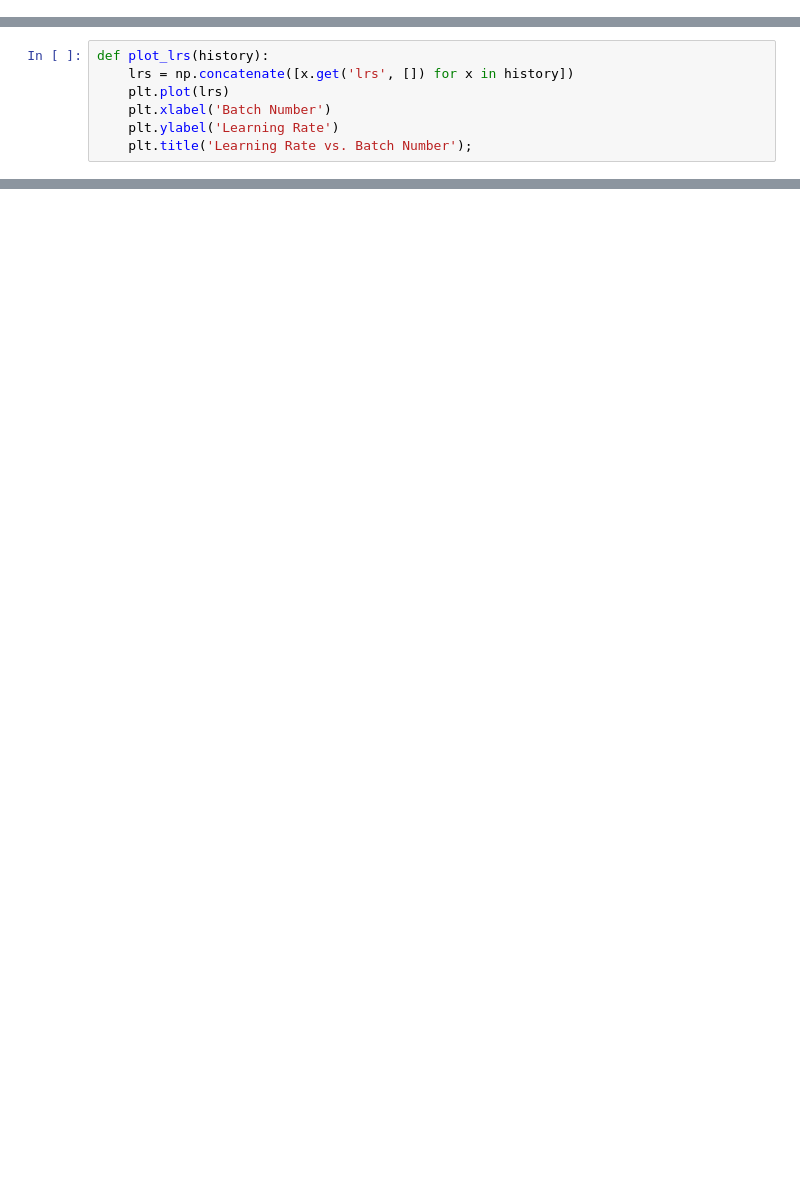
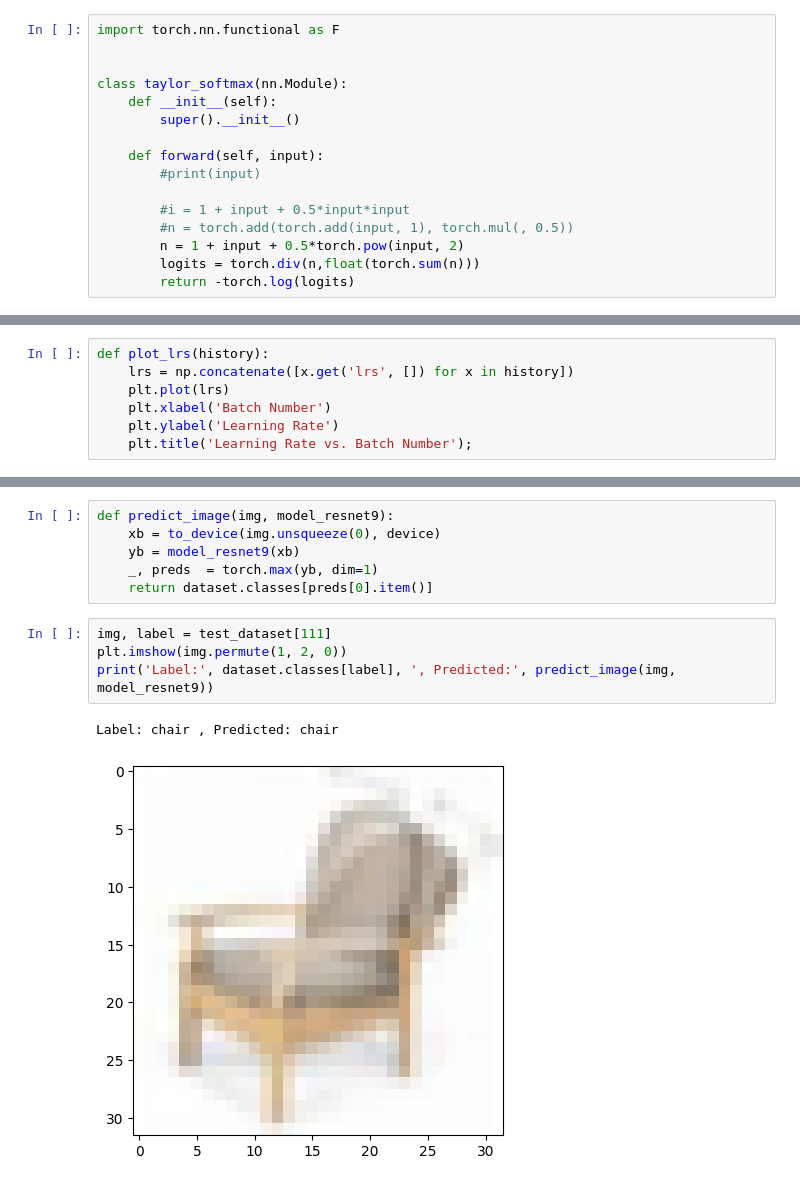
Before and after one commit to Harshvardhan-Mestha/SAiDL_Assignment, a Jupyter notebook: CIFAR100_Resnet_logtaylorsoftmax.ipynb, the cells around one changed output, grey strips where cells are left out. Cells and saved outputs as stored; diff of their text form; blank space fills up the shorter version.

```diff
--- a/CIFAR100_Resnet_gumbel_softmax.ipynb
+++ b/CIFAR100_Resnet_logtaylorsoftmax.ipynb
@@ -190,3 +137,19 @@ class gumbel_softmax(nn.Module):
+# %%
+import torch.nn.functional as F
+
+
+class taylor_softmax(nn.Module):
+    def __init__(self):
+        super().__init__()
+
+    def forward(self, input):
+        #print(input)
+
+        #i = 1 + input + 0.5*input*input
+        #n = torch.add(torch.add(input, 1), torch.mul(, 0.5))
+        n = 1 + input + 0.5*torch.pow(input, 2)
+        logits = torch.div(n,float(torch.sum(n)))
+        return -torch.log(logits)
 # %%
 def conv_block(in_channels, out_channels, pool=False):
     layers = [nn.Conv2d(in_channels, out_channels, kernel_size=3, padding=1),
@@ -380,0 +412,13 @@ test_acc_resnet9: 0.10522151738405228
+# %%
+def predict_image(img, model_resnet9):
+    xb = to_device(img.unsqueeze(0), device)
+    yb = model_resnet9(xb)
+    _, preds  = torch.max(yb, dim=1)
+    return dataset.classes[preds[0].item()]
+# %%
+img, label = test_dataset[111]
+plt.imshow(img.permute(1, 2, 0))
+print('Label:', dataset.classes[label], ', Predicted:', predict_image(img, model_resnet9))
+# %% [output]
+Label: chair , Predicted: chair
+[figure, added]
```
Also changed, not shown: parts of 27 cells of this notebook, 1 other file.
